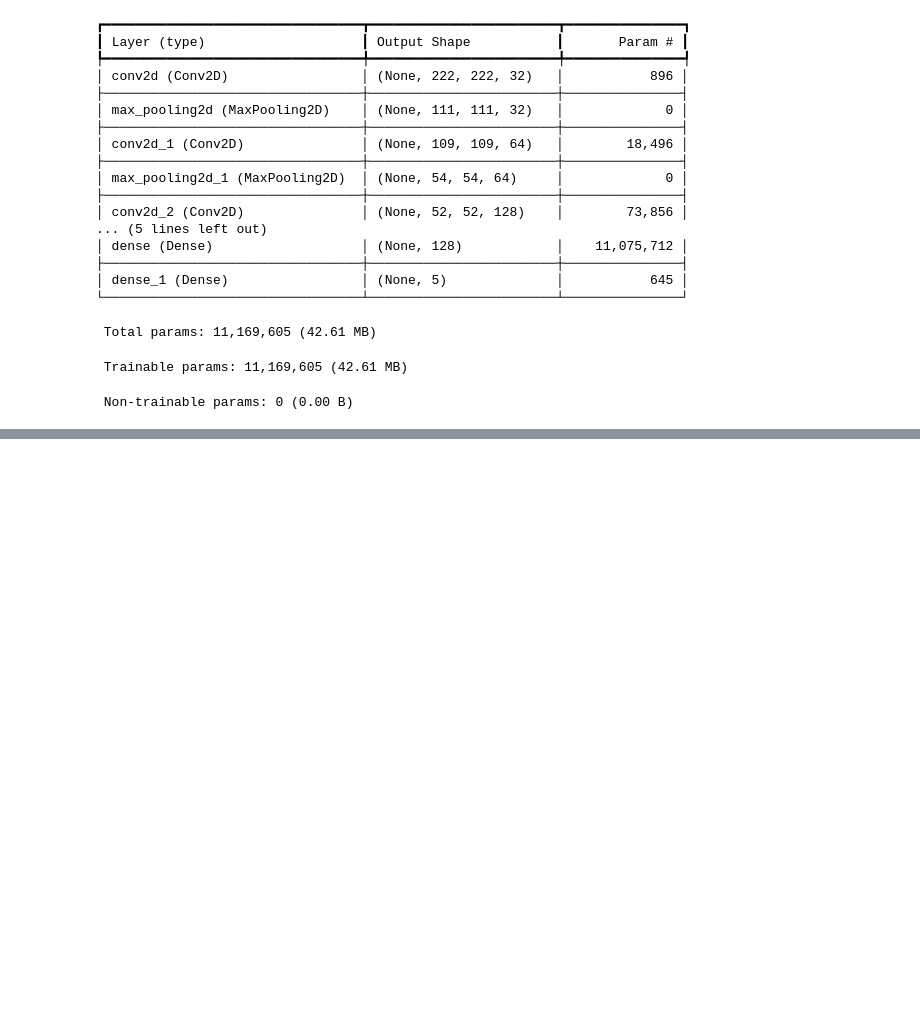
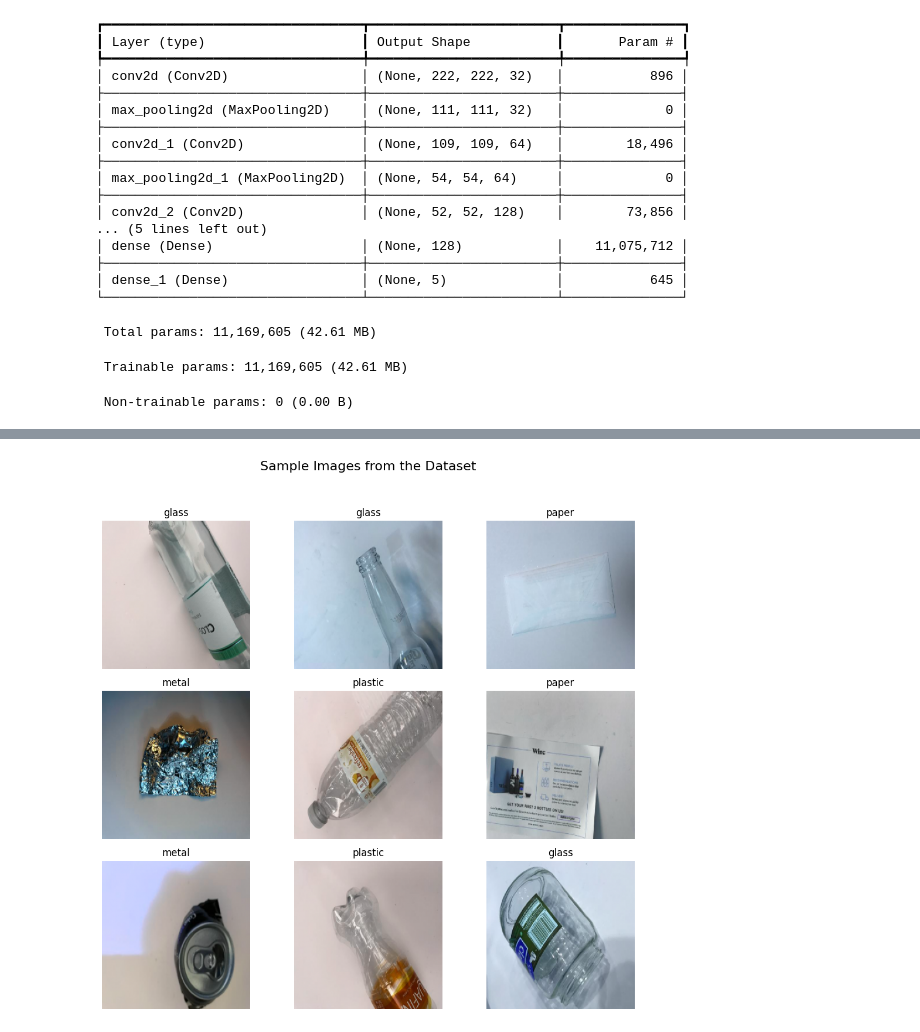
Before and after one commit to Nandha-kishor/smart-waste-classfication, a Jupyter notebook: smart_Waste_classfication.ipynb, the cells around one changed output, grey strips where cells are left out. Drawn from its saved outputs; the diff is of its cells as text; code cells hidden in the pictures; blank space fills up the shorter version.

```diff
--- a/smart_Waste_classfication.ipynb
+++ b/smart_Waste_classfication.ipynb
@@ -121,0 +127,22 @@ model.save('garbage_model.h5')
+# %%
+import matplotlib.pyplot as plt
+import numpy as np
+
+# Get a mapping from one-hot encoded labels back to class names
+label_to_class = {tuple(label): cls for label, cls in zip(np.eye(len(classes)), classes)}
+
+plt.figure(figsize=(10, 10))
+for i in range(9):
+    idx = np.random.randint(0, len(data)) # Pick a random image index
+    plt.subplot(3, 3, i + 1)
+    plt.imshow(data[idx])
+    # Convert one-hot encoded label back to class name
+    current_label = labels[idx]
+    class_name = classes[np.argmax(current_label)]
+    plt.title(class_name)
+    plt.axis('off')
+plt.suptitle('Sample Images from the Dataset', fontsize=16)
+plt.tight_layout(rect=[0, 0.03, 1, 0.95])
+plt.show()
+# %% [output]
+[figure, added]
```
Also changed, not shown: parts of 3 cells of this notebook.
